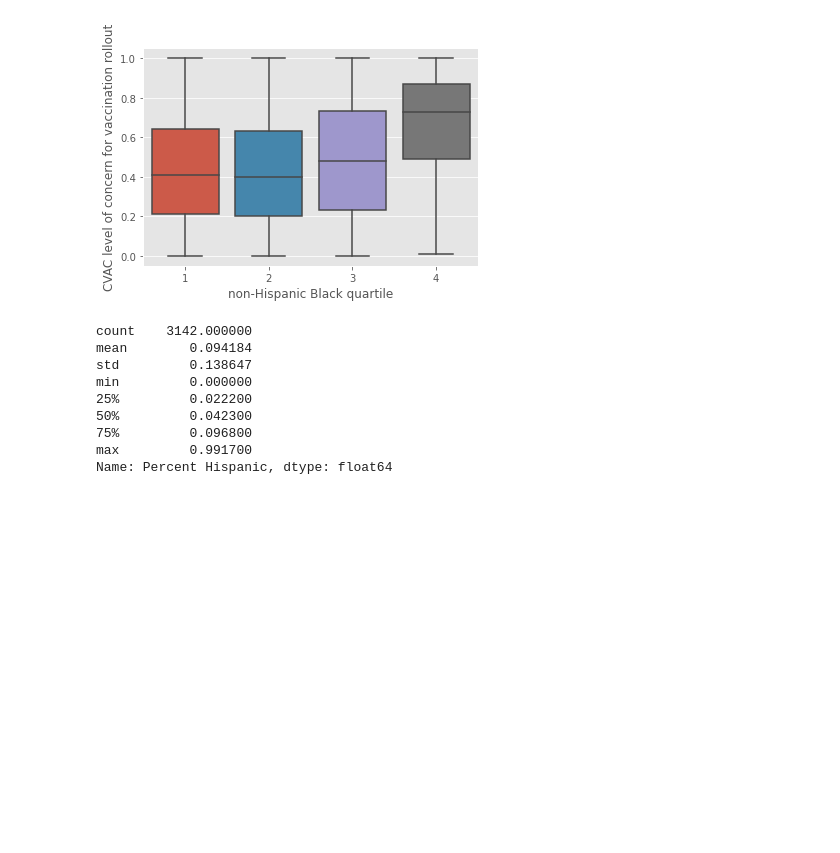
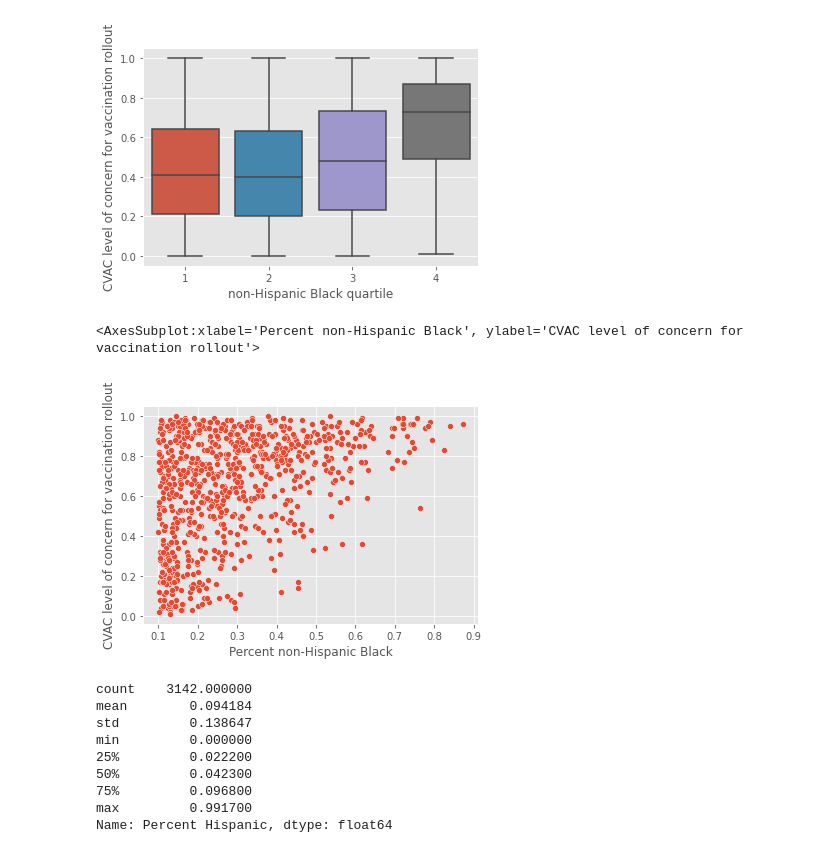
Before and after one commit to ireenab/Vaccine_Hesitancy_DAP_ProjectI, a Jupyter notebook: vacc_hesit.ipynb, the cells around one changed output. Saved outputs shown, nothing was run; the diff lists cells and outputs as text; code cells hidden in the pictures; blank space fills up the shorter version.

```diff
--- a/vacc_hesit.ipynb
+++ b/vacc_hesit.ipynb
@@ -124,6 +122,13 @@ sns.boxplot(x='non-Hispanic Black quartile', y='CVAC level of concern for vaccin
 # %% [output]
 <AxesSubplot:xlabel='non-Hispanic Black quartile', ylabel='CVAC level of concern for vaccination rollout'>
 [figure]
+# %%
+# Testing the scatter plot again to see if it has better clarity now
+vacc_scatter = vacc.loc[vacc['Percent non-Hispanic Black']>0.1, :]
+sns.scatterplot(x='Percent non-Hispanic Black', y = 'CVAC level of concern for vaccination rollout', data =vacc_scatter)
+# %% [output]
+<AxesSubplot:xlabel='Percent non-Hispanic Black', ylabel='CVAC level of concern for vaccination rollout'>
+[figure, added]
 # %%
 #get quartiles of percent Hispanic population
 h1, h2, h3 = vacc["Percent Hispanic"].quantile(q=[0.25,0.5,0.75])
```
Also changed, not shown: parts of 58 cells of this notebook.
